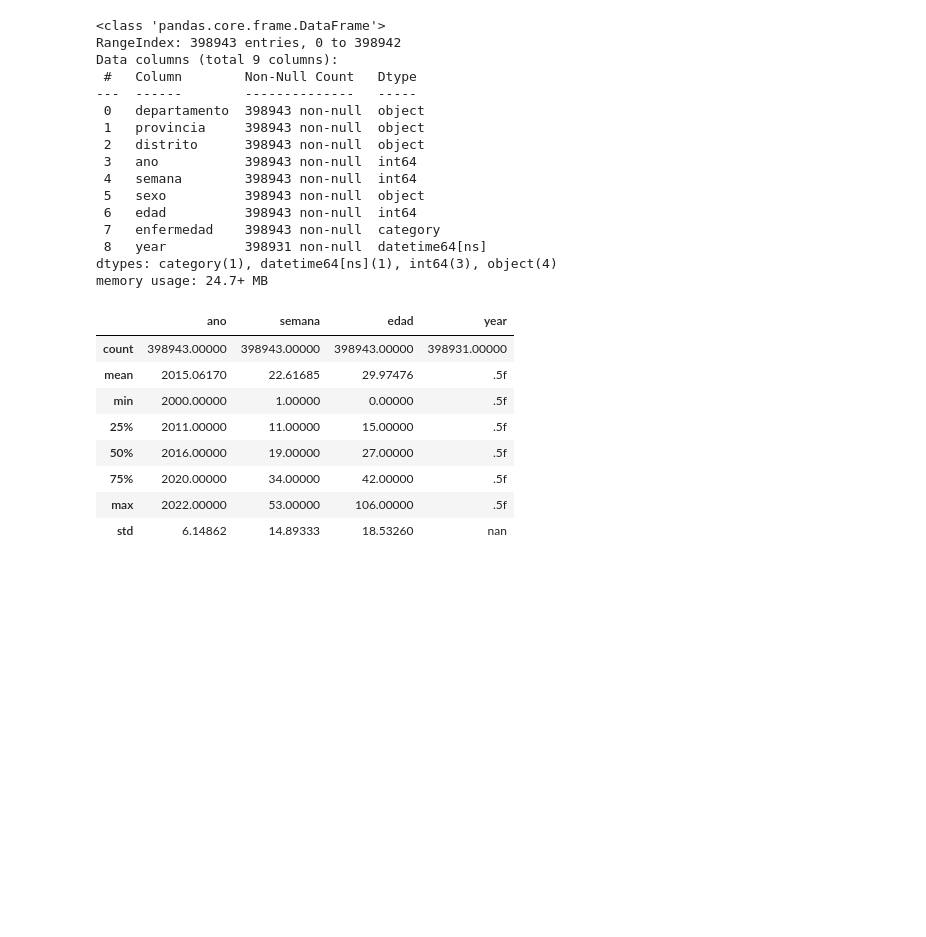
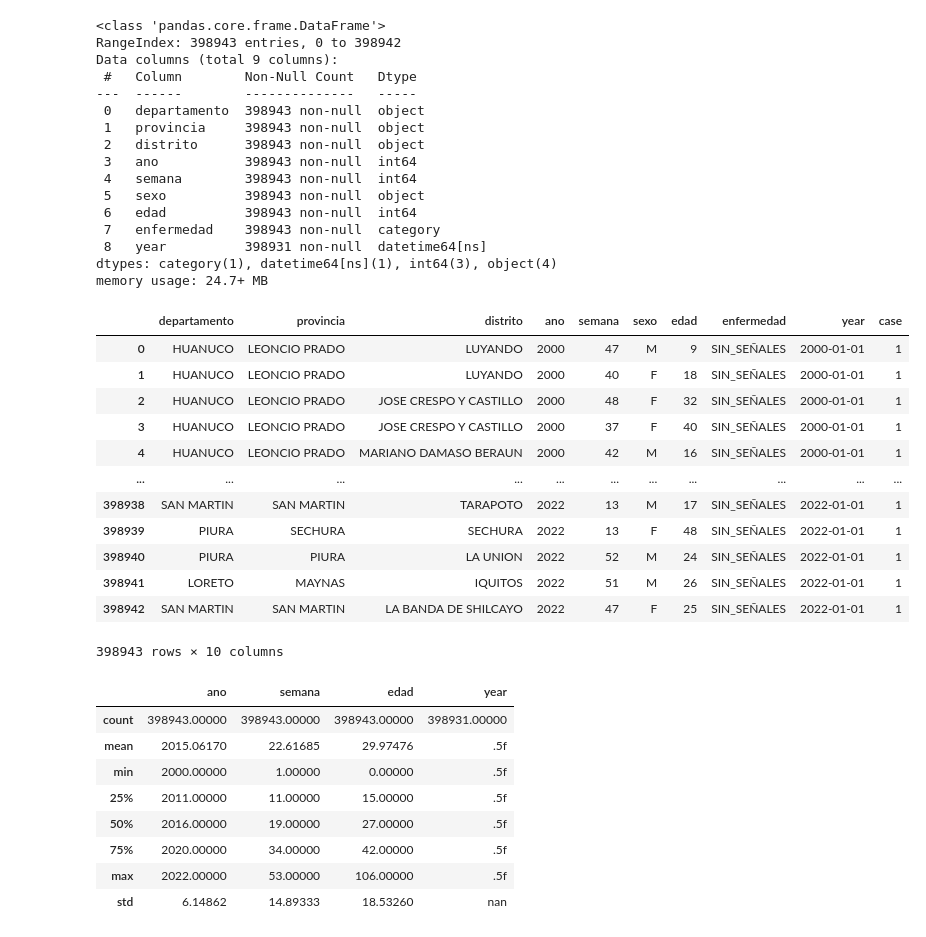
Before and after one commit to SocialAnalytics-StrategicIntelligence/OrganizeExploreAndQuery, a Jupyter notebook: Organize.ipynb, the cells around one changed output. Drawn from its saved outputs; the diff is of its cells as text; code cells hidden in the pictures; blank space fills up the shorter version.

```diff
--- a/Organize.ipynb
+++ b/Organize.ipynb
@@ -27,6 +27,22 @@ Data columns (total 9 columns):
  8   year          398931 non-null  datetime64[ns]
 dtypes: category(1), datetime64[ns](1), int64(3), object(4)
 memory usage: 24.7+ MB
+# %%
+dengue
+# %% [output]
+|  | departamento | provincia | distrito | ano | semana | sexo | edad | enfermedad | year | case |
+| 0 | HUANUCO | LEONCIO PRADO | LUYANDO | 2000 | 47 | M | 9 | SIN_SEÑALES | 2000-01-01 | 1 |
+| 1 | HUANUCO | LEONCIO PRADO | LUYANDO | 2000 | 40 | F | 18 | SIN_SEÑALES | 2000-01-01 | 1 |
+| 2 | HUANUCO | LEONCIO PRADO | JOSE CRESPO Y CASTILLO | 2000 | 48 | F | 32 | SIN_SEÑALES | 2000-01-01 | 1 |
+| 3 | HUANUCO | LEONCIO PRADO | JOSE CRESPO Y CASTILLO | 2000 | 37 | F | 40 | SIN_SEÑALES | 2000-01-01 | 1 |
+| 4 | HUANUCO | LEONCIO PRADO | MARIANO DAMASO BERAUN | 2000 | 42 | M | 16 | SIN_SEÑALES | 2000-01-01 | 1 |
+| ... | ... | ... | ... | ... | ... | ... | ... | ... | ... | ... |
+| 398938 | SAN MARTIN | SAN MARTIN | TARAPOTO | 2022 | 13 | M | 17 | SIN_SEÑALES | 2022-01-01 | 1 |
+| 398939 | PIURA | SECHURA | SECHURA | 2022 | 13 | F | 48 | SIN_SEÑALES | 2022-01-01 | 1 |
+| 398940 | PIURA | PIURA | LA UNION | 2022 | 52 | M | 24 | SIN_SEÑALES | 2022-01-01 | 1 |
+| 398941 | LORETO | MAYNAS | IQUITOS | 2022 | 51 | M | 26 | SIN_SEÑALES | 2022-01-01 | 1 |
+| 398942 | SAN MARTIN | SAN MARTIN | LA BANDA DE SHILCAYO | 2022 | 47 | F | 25 | SIN_SEÑALES | 2022-01-01 | 1 |
+398943 rows × 10 columns
 # %%
 dengue.describe().apply(lambda s: s.apply('{0:.5f}'.format))
 # %% [output]
```
Also changed, not shown: parts of 24 cells of this notebook, 1 other file.
